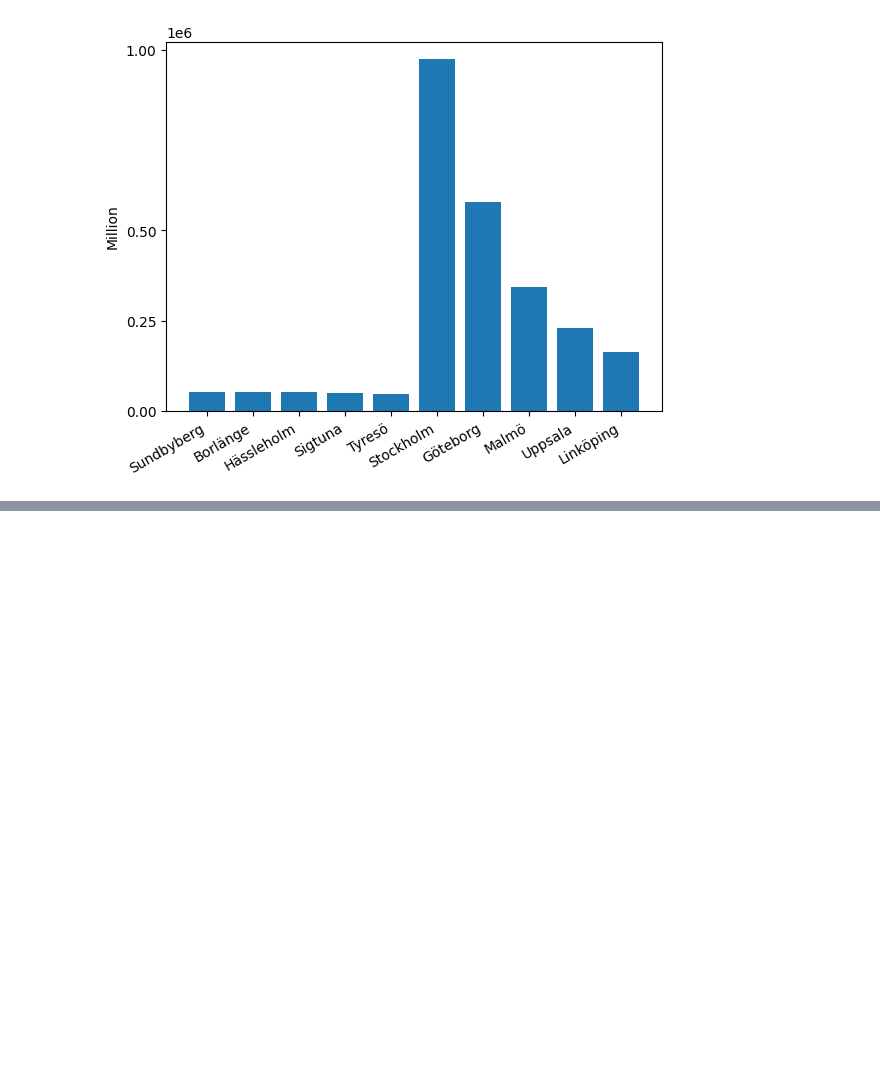
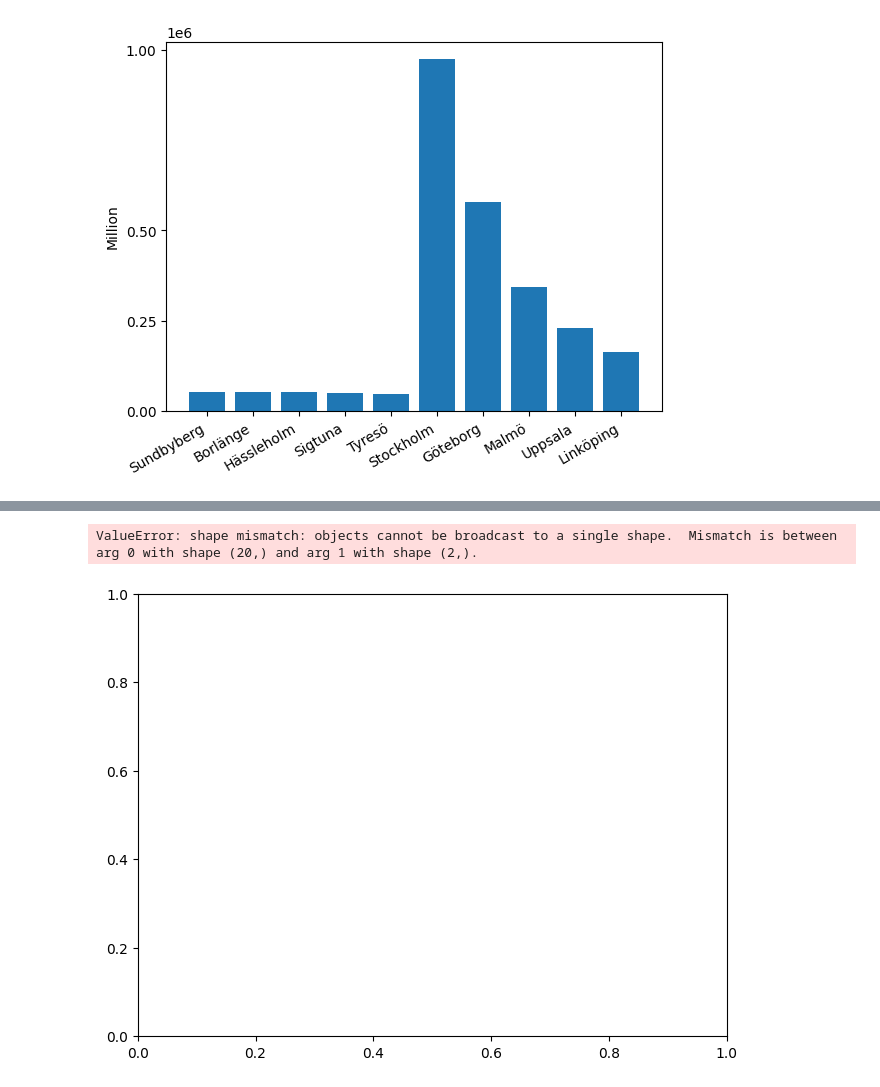
Before and after one commit to danlundh67/Python-Dan-Lund-OPA23, a Jupyter notebook: exercises/1_panda.ipynb, the cells around one changed output, grey strips where cells are left out. Cells and saved outputs as stored; diff of their text form; code cells hidden in the pictures; blank space fills up the shorter version.

```diff
--- a/exercises/1_panda.ipynb
+++ b/exercises/1_panda.ipynb
@@ -212,0 +267,4 @@ plt.yticks([0, 250000, 500000, 1000000])
+# %%
+df_kom50_fem=pd.read_excel("../data/komtopp50_2020.xlsx", skiprows=6, sheet_name="Kvinnor")
+df_kom50_mal=pd.read_excel("../data/komtopp50_2020.xlsx", skiprows=6, sheet_name="Män")
+df_kom50_fem.info()
@@ -212,0 +307,3 @@ plt.yticks([0, 250000, 500000, 1000000])
+# %%
+df_all = pd.concat([df_mal, df_fem])[['Kommun','Folkmängd 2020','Folkmängd 2019','Förändring','Kön']]
+df_all.set_index('Kommun')
@@ -212,0 +325,7 @@ plt.yticks([0, 250000, 500000, 1000000])
+# %%
+
+df_total=df_kom50.rename({"Folkmängd 2020":"Total Pop 2020"}, axis=1)
+df_total=df_total.rename({"Folkmängd 2019":"Total Pop 2019"}, axis=1)
+df_total=df_total.rename({"Förändring": "Total förändring"},axis=1)
+df_total = df_total[['Kommun','Total Pop 2020','Total Pop 2019','Total förändring']]
+#Kommun	Total Pop 2020	Total Pop 2019	Total förändring
@@ -212,0 +352,2 @@ plt.yticks([0, 250000, 500000, 1000000])
+# %%
+df_plot=pd.merge(left= df_total,right=df_all, on=['Kommun'])
@@ -212,0 +370,26 @@ plt.yticks([0, 250000, 500000, 1000000])
+# %%
+select=df_plot.iloc[[x for x in range(-10,10)]]
+
+x = np.arange(len(select["Kommun"]))  # the label locations
+width = 0.25  # the width of the bars
+multiplier = 0
+
+fig, ax = plt.subplots(layout='constrained')
+attribute="Kvinna"
+
+for measurement in select["Folkmängd 2019"].items():
+    offset = width * multiplier
+    rects = ax.bar(x+offset, measurement, width, label=attribute)
+    if attribute=="Kvinna":
+        attribute="Man"
+    else:
+        attribute="Kvinna"
+    ax.bar_label(rects, padding=3)
+    multiplier += 1
+
+
+
+select
+# %% [output]
+ValueError: shape mismatch: objects cannot be broadcast to a single shape.  Mismatch is between arg 0 with shape (20,) and arg 1 with shape (2,).
+[figure, added]
```
Also changed, not shown: parts of 9 cells of this notebook.
